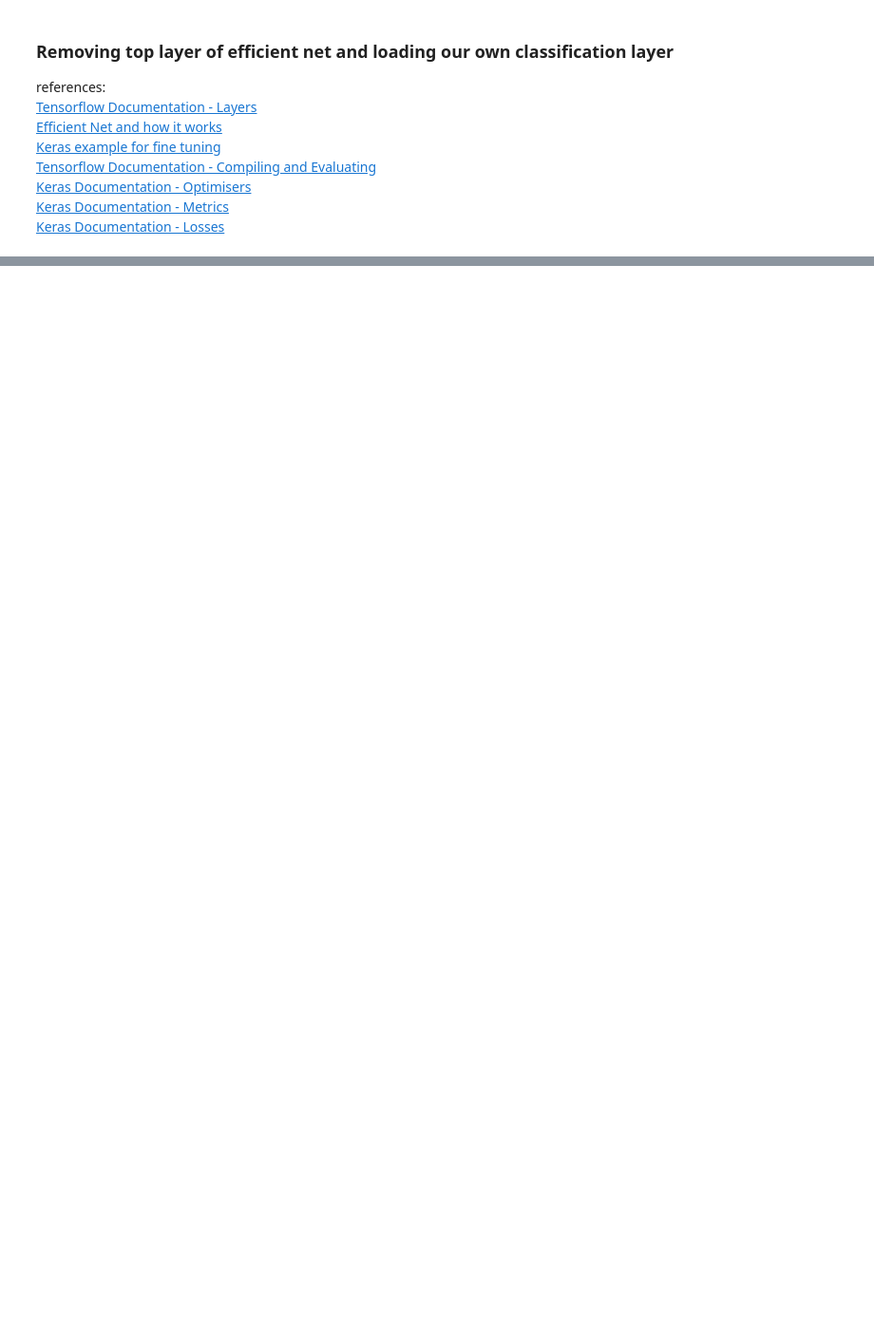
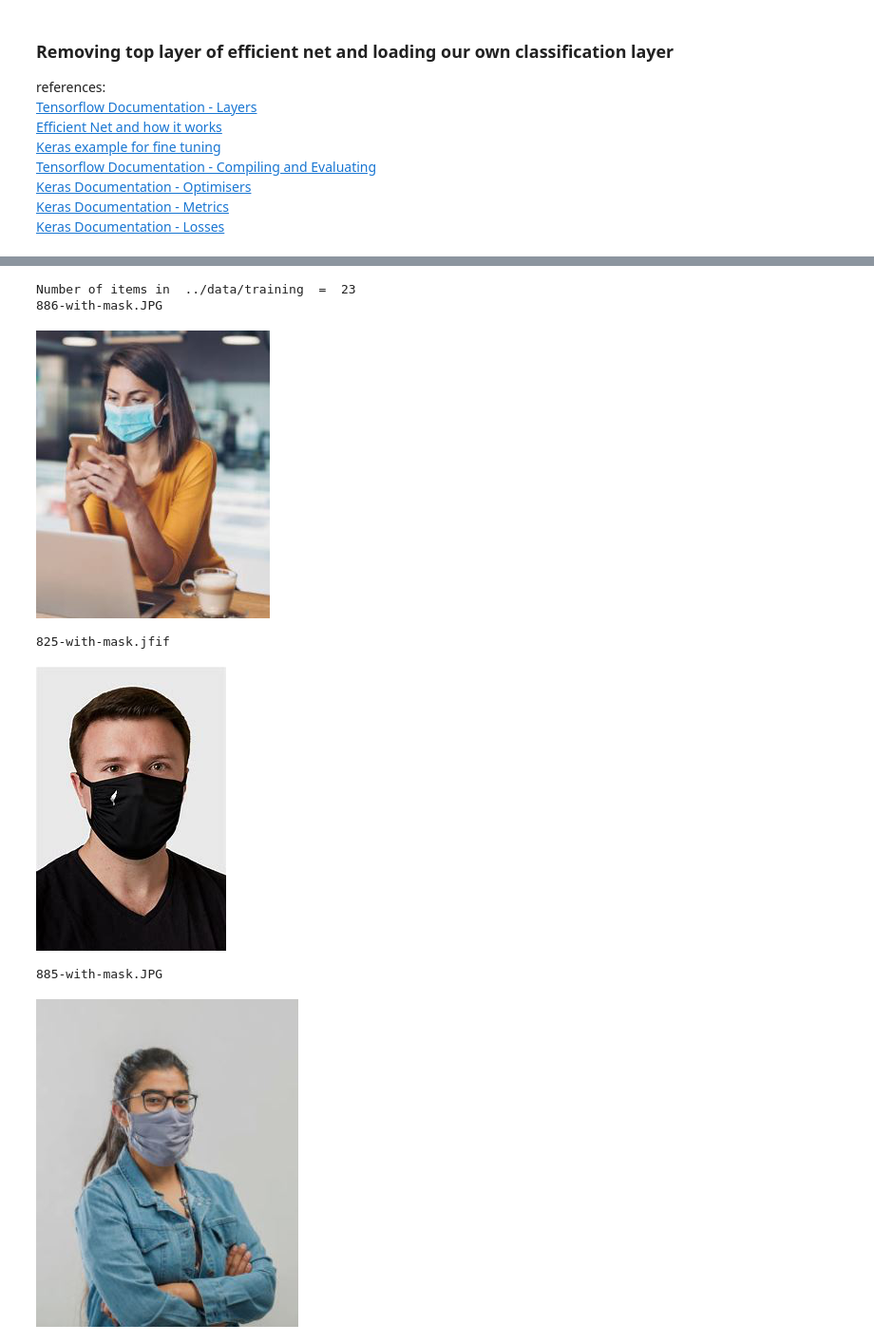
Before and after one commit to psychoatom/AI-0403-Team-3, a Jupyter notebook: notebook/test1.ipynb, the cells around one changed output, grey strips where cells are left out. Shown: that part at 95% size. Cells and saved outputs as stored; diff of their text form; code cells hidden in the pictures; blank space fills up the shorter version.

Commit message:
updated sample image display and make_tf_dataset function

```diff
--- a/notebook/test1.ipynb
+++ b/notebook/test1.ipynb
@@ -90,26 +92,41 @@ def make_tf_dataset(media_folder):
     type_names = []
     tf_img_array = []
 
-    for folder in os.listdir(media_folder):
-        for pic in os.listdir(os.path.join(media_folder, folder)):
-            image = os.path.join(media_folder, folder, pic)
+    for pic in os.listdir(media_folder):
+            image = os.path.join(media_folder, pic)
             image = tf.io.read_file(image)
             image = tf.io.decode_jpeg(image, channels = 3)
             image = tf.image.resize(image, (224, 224))
             image = tf.cast(image / 255, tf.float32)
             tf_img_array.append(image)
-            type_names.append(folder)
+            type_names.append(media_folder)
 
     type_names = set(type_names)
     return tf.stack(tf_img_array, axis = 0), type_names
 # %%
 # setting image folder
-
-media_folder = <insert media folder url>
+media_folder = "../data/training"
 
 # to-do: code the sample display of the original images
-# <some codes here....>
+_, _, filenames = next(os.walk(media_folder))
+
+foldersize = len(filenames)
+print("Number of items in ", media_folder, " = ", foldersize)
+sampling = 3
+
+for i in range (0,sampling):
+    pil_im = Image.open(media_folder + "/" + filenames[i])
+    display(pil_im)
+    print(filenames[i])
 
 # executing the create image function, returns two
 
 tf_img_array, type_names = make_tf_dataset(media_folder)
+# %% [output]
+Number of items in  ../data/training  =  23
+886-with-mask.JPG
+[figure, added]
+825-with-mask.jfif
+[figure, added]
+885-with-mask.JPG
+[figure, added]
```
Also changed, not shown: parts of 5 cells of this notebook.
